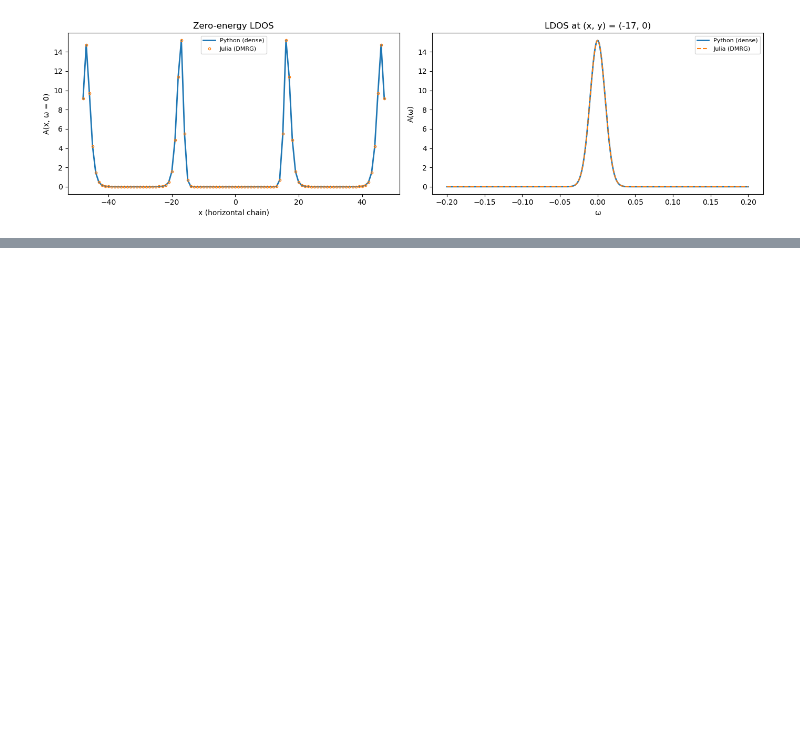
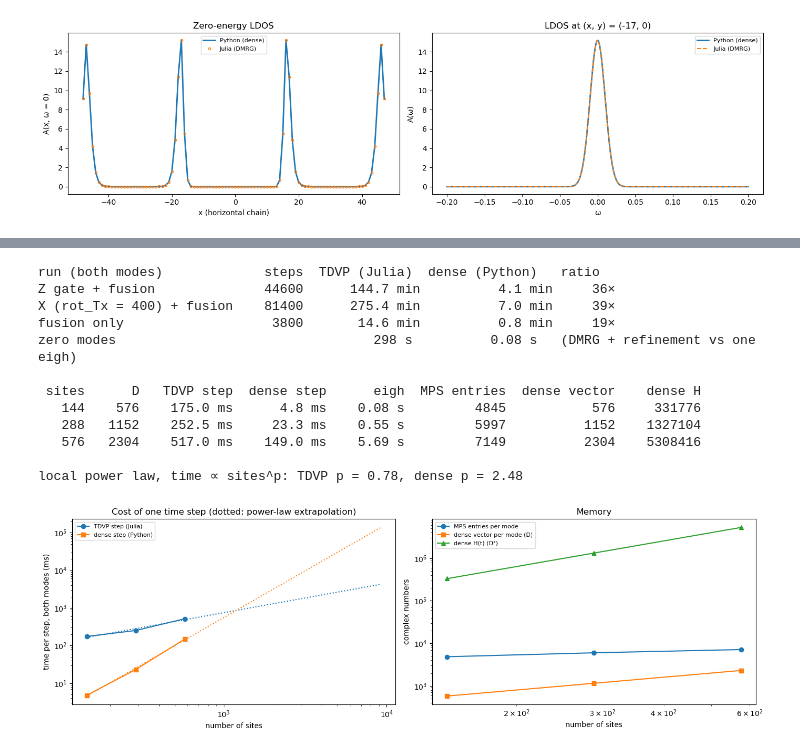
Before and after one commit to alasko5/MSH_Tensor_Network_Methods, a Jupyter notebook: tjunctions_compare.ipynb, the cells around one changed output, grey strips where cells are left out. Cells and saved outputs as stored; diff of their text form; code cells hidden in the pictures; blank space fills up the shorter version.

```diff
--- a/tjunctions_compare.ipynb
+++ b/tjunctions_compare.ipynb
@@ -140,0 +131,15 @@ TDVP ΔQ(t), X gate + fusion                            1.9e-06  (tol 1e-05)
+# %%
+tn_g = {k: float(v) for k, v in np.genfromtxt("msh_tjunctions_tn_gates.csv", delimiter=",", names=True, dtype=None, encoding=None)}
+py_g = {k: float(v) for k, v in np.load(os.path.join(PY_DIR, "gates_kwant.npz")).items()}
+tols = dict(S_phase=1e-3, Z_phase=1e-3, X_theta=1e-3, X_P01=1e-5, fus_E_A=1e-6, fus_dQad_A=1e-6)
+labels = dict(S_phase="exchange_12 once: relative phase (°)", Z_phase="Z: relative phase (°)", Z_leak_A="Z: leak ψ_A",
+              Z_leak_B="Z: leak ψ_B", X_theta="X: rotation angle θ (°)", X_P01="X: P(0→1)", X_leak_A="X: leak ψ_A",
+              X_leak_B="X: leak ψ_B", Z_fus_dQ="fusion ΔQ after Z", X_fus_dQ="fusion ΔQ after X", F_fus_dQ="fusion ΔQ, no gate",
+              Z_fus_leak_A="fusion leak ψ_A after Z", X_fus_leak_A="fusion leak ψ_A after X", F_fus_leak_A="fusion leak ψ_A, no gate",
+              fus_dQad_A="adiabatic ΔQ of pair A (end of fusion)", fus_E_A="E_A (end of fusion)")
+print(f"{'':52s} {'Julia (TN)':>12s} {'Python':>12s}")
+for k, lbl in labels.items():
+    print(f"{lbl:<52s} {tn_g[k]:+12.6g} {py_g[k]:+12.6g}")
+print()
+for k, lbl in labels.items():
+    check(lbl, tn_g[k], py_g[k], tols.get(k, 1e-5))
@@ -141 +178,53 @@ TDVP ΔQ(t), X gate + fusion                            1.9e-06  (tol 1e-05)
+# %%
+tt = {k: float(v) for k, v in np.genfromtxt("msh_tjunctions_tn_timing.csv", delimiter=",", names=True, dtype=None, encoding=None)}
+pt = {k: np.asarray(v) for k, v in np.load(os.path.join(PY_DIR, "timing_kwant.npz")).items()}
+print(f"{'run (both modes)':26s} {'steps':>7s} {'TDVP (Julia)':>13s} {'dense (Python)':>15s} {'ratio':>7s}")
+for kind, key in (("Z", "Z"), ("X", "X400"), ("F", "F")):
+    n = int(tt[f"steps_{kind}"])
+    t_tn = tt[f"tdvp_{kind}_A"] + tt[f"tdvp_{kind}_B"]
+    t_py = float(pt[f"time_{key}_fusion"]) + (float(pt[f"time_{key}_gate"]) if f"time_{key}_gate" in pt else 0.0)
+    lbl = {"Z": "Z gate + fusion", "X": "X (rot_Tx = 400) + fusion", "F": "fusion only"}[kind]
+    print(f"{lbl:26s} {n:7d} {t_tn / 60:10.1f} min {t_py / 60:12.1f} min {t_tn / t_py:6.0f}×")
+print(f"{'zero modes':26s} {'':7s} {(tt['dmrg_ldos'] + tt['dmrg_mzm']):11.0f} s {float(pt['eigh']):13.2f} s"
+      f"   (DMRG + refinement vs one eigh)")
+
+sites = np.array([tt[f"bench_sites_L{L}"] for L in (4, 5, 6)])
+t_tn = 2 * np.array([tt[f"bench_step_L{L}"] for L in (4, 5, 6)])            # both modes
+t_py = pt["bench_step"]; t_eigh = pt["bench_eigh"]
+mps = np.array([tt[f"bench_mps_size_L{L}"] for L in (4, 5, 6)])
+assert np.array_equal(sites, pt["bench_sites"])
+p_tn = np.polyfit(np.log(sites), np.log(t_tn), 1)[0]; p_py = np.polyfit(np.log(sites), np.log(t_py), 1)[0]
+print(f"\n{'sites':>6s} {'D':>6s} {'TDVP step':>11s} {'dense step':>11s} {'eigh':>9s} {'MPS entries':>12s} {'dense vector':>13s} {'dense H':>10s}")
+for i in range(3):
+    D = 4 * int(sites[i])
+    print(f"{int(sites[i]):6d} {D:6d} {1e3 * t_tn[i]:8.1f} ms {1e3 * t_py[i]:8.1f} ms {t_eigh[i]:7.2f} s {int(mps[i]):12d} {D:13d} {D * D:10d}")
+print(f"\nlocal power law, time ∝ sites^p: TDVP p = {p_tn:.2f}, dense p = {p_py:.2f}")
+
+ns = np.geomspace(sites[0], 16 * sites[-1], 60)
+fit = lambda t: np.exp(np.polyval(np.polyfit(np.log(sites), np.log(t), 1), np.log(ns)))
+fig, ax = plt.subplots(1, 2, figsize=(14, 4.5))
+ax[0].loglog(sites, 1e3 * t_tn, "o-", label="TDVP step (Julia)")
+ax[0].loglog(sites, 1e3 * t_py, "s-", label="dense step (Python)")
+ax[0].loglog(ns, 1e3 * fit(t_tn), ":", color="C0"); ax[0].loglog(ns, 1e3 * fit(t_py), ":", color="C1")
+ax[0].set(xlabel="number of sites", ylabel="time per step, both modes (ms)", title="Cost of one time step (dotted: power-law extrapolation)")
+ax[0].legend(fontsize=8)
+ax[1].loglog(sites, mps, "o-", label="MPS entries per mode")
+ax[1].loglog(sites, 4 * sites, "s-", label="dense vector per mode (D)")
+ax[1].loglog(sites, (4 * sites) ** 2, "^-", label="dense H(t) (D²)")
+ax[1].set(xlabel="number of sites", ylabel="complex numbers", title="Memory"); ax[1].legend(fontsize=8)
+fig.tight_layout(); plt.show()
+# %% [output]
+run (both modes)             steps  TDVP (Julia)  dense (Python)   ratio
+Z gate + fusion              44600      144.7 min          4.1 min     36×
+X (rot_Tx = 400) + fusion    81400      275.4 min          7.0 min     39×
+fusion only                   3800       14.6 min          0.8 min     19×
+zero modes                                 298 s          0.08 s   (DMRG + refinement vs one eigh)
+
+ sites      D   TDVP step  dense step      eigh  MPS entries  dense vector    dense H
+   144    576    175.0 ms      4.8 ms    0.08 s         4845           576     331776
+   288   1152    252.5 ms     23.3 ms    0.55 s         5997          1152    1327104
+   576   2304    517.0 ms    149.0 ms    5.69 s         7149          2304    5308416
+
+local power law, time ∝ sites^p: TDVP p = 0.78, dense p = 2.48
+[figure, added]
 # %% [markdown]
```
Also changed, not shown: parts of 12 cells of this notebook, 13 other files.
